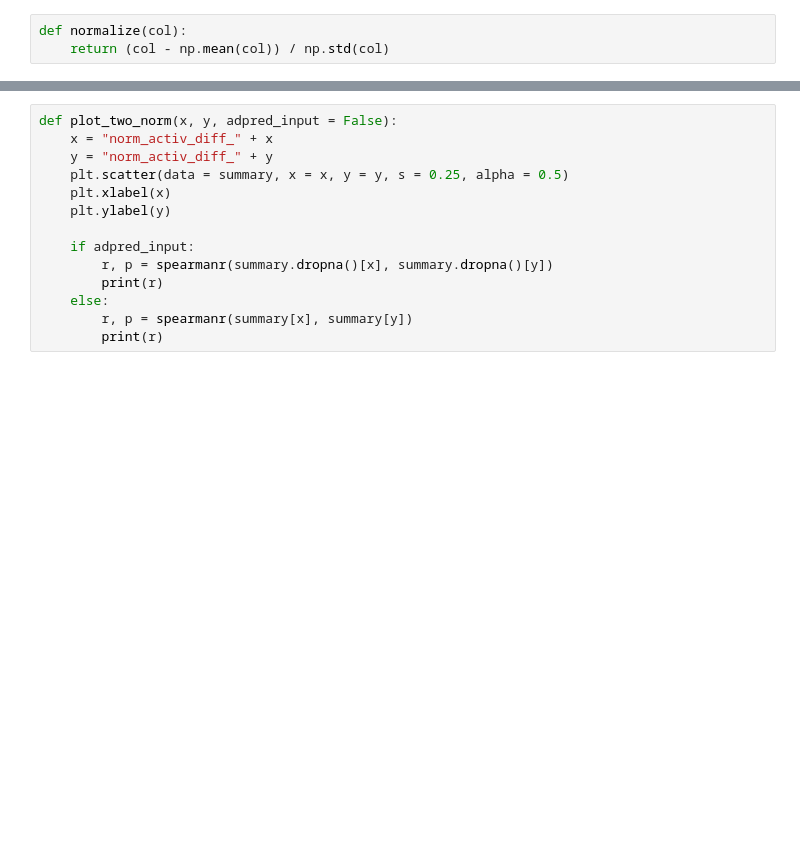
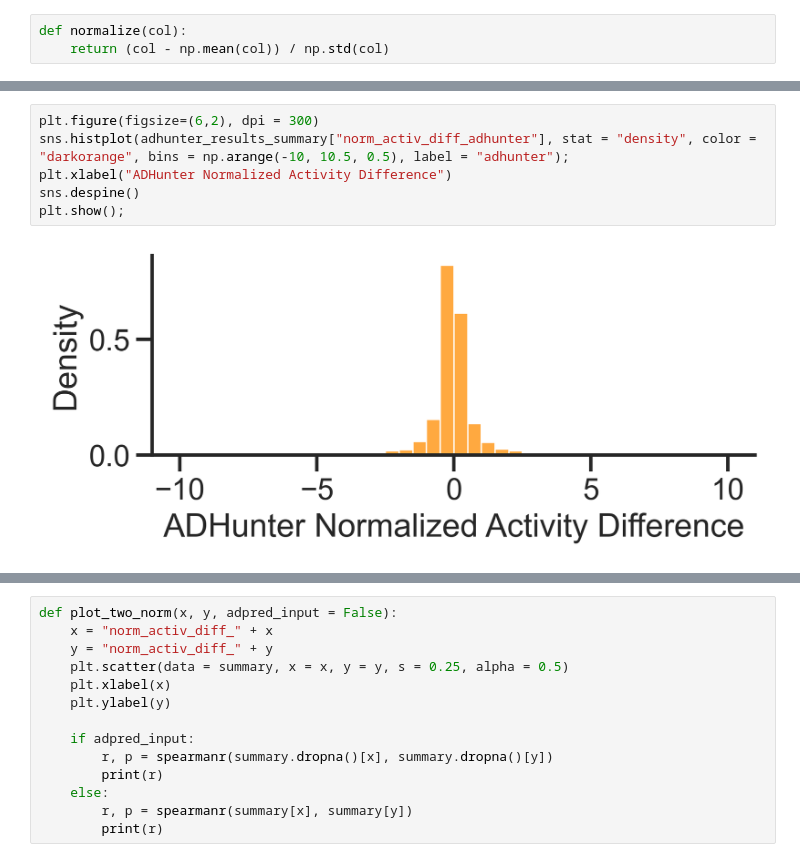
Before and after one commit to sanjanakotha/SFARI, a Jupyter notebook: notebooks/Predictors, continuous approach centered tiles.ipynb, the cells around one changed output, grey strips where cells are left out. Saved outputs shown, nothing was run; the diff lists cells and outputs as text; blank space fills up the shorter version.

```diff
--- a/notebooks/Predictors, continuous approach centered tiles.ipynb
+++ b/notebooks/Predictors, continuous approach centered tiles.ipynb
@@ -1518,3 +1500,11 @@ plt.legend();
+# %%
+plt.figure(figsize=(6,2), dpi = 300)
+sns.histplot(adhunter_results_summary["norm_activ_diff_adhunter"], stat = "density", color = "darkorange", bins = np.arange(-10, 10.5, 0.5), label = "adhunter");
+plt.xlabel("ADHunter Normalized Activity Difference")
+sns.despine()
+plt.show();
+# %% [output]
+[figure, added]
 # %%
 plt.figure(figsize=(5,2))
 sns.histplot(adpred_results_summary["norm_activ_diff_adpred"], stat = "density", bins = np.arange(-10, 10.5, 0.5), label = "adpred");
```
Also changed, not shown: parts of 45 cells of this notebook, 8 other files.
